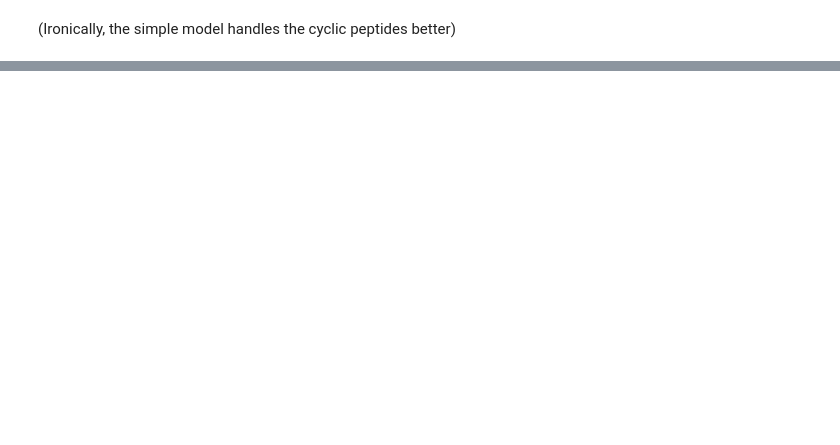
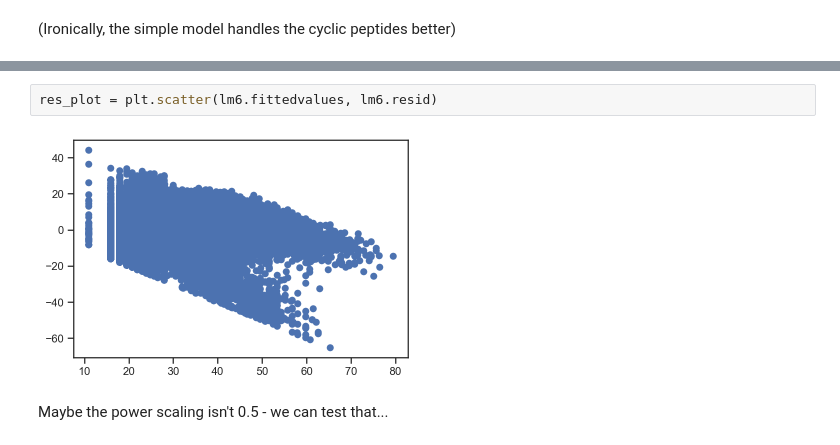
Before and after one commit to ghutchis/molecular-entropies, a Jupyter notebook: conf-analysis.ipynb, the cells around one changed output, grey strips where cells are left out. Drawn from its saved outputs; the diff is of its cells as text; blank space fills up the shorter version.

```diff
--- a/conf-analysis.ipynb
+++ b/conf-analysis.ipynb
@@ -333,0 +395,6 @@ print(mean_absolute_error(df2['ConfEntropy'], lm4.predict(df2)))
+# %%
+res_plot = plt.scatter(lm6.fittedvalues, lm6.resid)
+# %% [output]
+[figure, added]
+# %% [markdown]
+Maybe the power scaling isn't 0.5 - we can test that...
```
Also changed, not shown: parts of 34 cells of this notebook, 21 other files.
